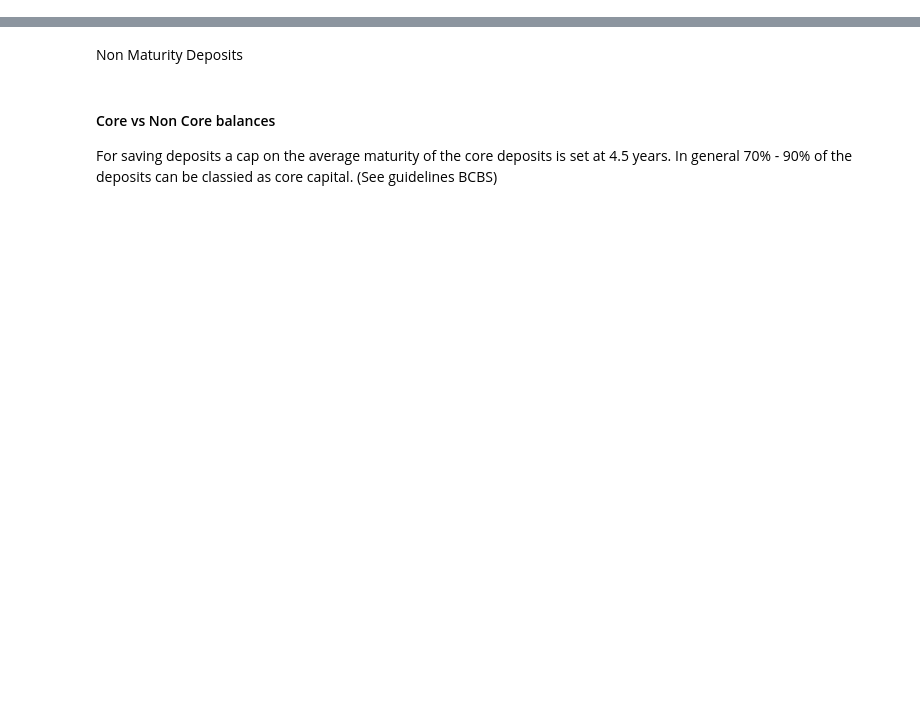
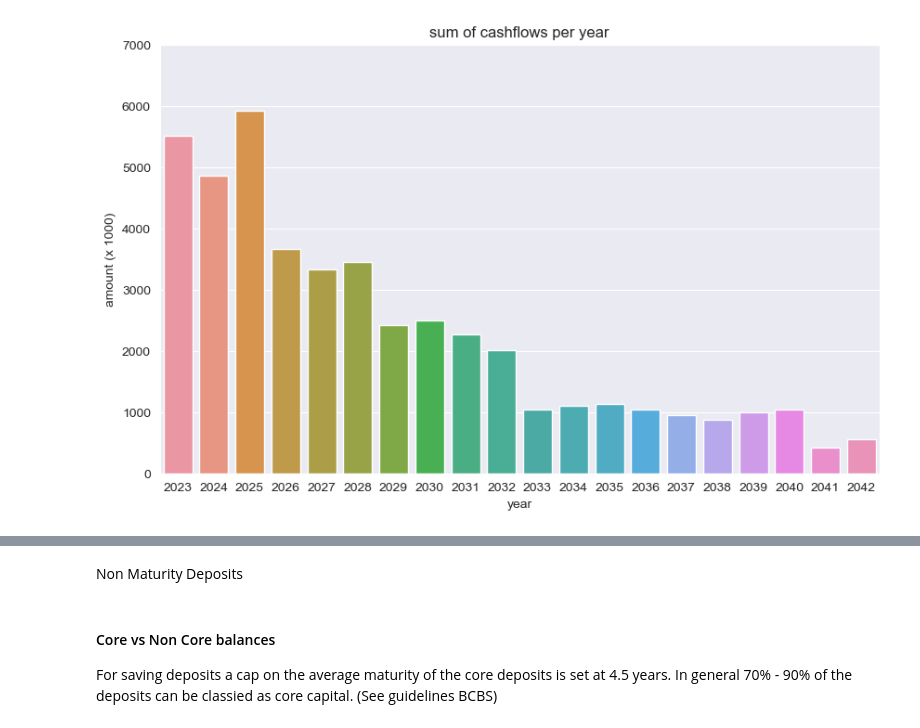
Before and after one commit to Merijn68/rl-alm, a Jupyter notebook: notebooks/replicating_mortgage_portfolio.ipynb, the cells around one changed output, grey strips where cells are left out. Drawn from its saved outputs; the diff is of its cells as text; code cells hidden in the pictures; blank space fills up the shorter version.

```diff
--- a/notebooks/replicating_mortgage_portfolio.ipynb
+++ b/notebooks/replicating_mortgage_portfolio.ipynb
@@ -58,5 +31,3 @@ gr = 0.05
 Interest data on mortgages have been downloaded from the dutch central bank statistics site.
 
 https://www.dnb.nl/statistieken/data-zoeken/#/details/deposito-s-en-leningen-van-mfi-s-aan-huishoudens-rentepercentages-gecorrigeerd-voor-breuken-maand/dataset/efba2d4e-fb53-49a8-a1fe-d5ee3263e14c/resource/8d3ccc86-8396-43b8-a18b-5ba293f01c1d
-# %%
-df_i = make_dataset.get_interest_data()
@@ -154,0 +75,6 @@ visualize.lineplot(
+# %%
+pos_date = parse('28-02-2023')
+n = 157 # ongeveer 157.000 hypotheken uitstaand
+df = make_dataset.generate_mortgage_contracts(pos_date, n, df_i)
+df.to_excel('../data/processed/contracts.xlsx')
+df.head()
@@ -154,0 +96,16 @@ visualize.lineplot(
+# %%
+df_c = make_dataset.generate_mortgage_cashflows(df)
+df_c.to_excel("../data/processed/cashflows.xlsx")
+
+# Cut off all cashflows prior to position date
+df_c = df_c[df_c['value_dt'] > pos_date]
+# %%
+d = df_c[['cashflow']].groupby(df_c['value_dt'].dt.strftime('%Y')).sum()
+d['cashflow'] = d['cashflow'] / 1000
+
+ax = visualize.barplot(d, x= d.index, y = 'cashflow',x_label = 'year', y_label = 'amount (x 1000)', title = "sum of cashflows per year")
+# using format string '{:.0f}' here but you can choose others
+ax.set_yticks(ax.get_yticks())
+ax.set_yticklabels(['{:0.0f}'.format(x) for x in ax.get_yticks().tolist()]);
+# %% [output]
+[figure, added]
```
Also changed, not shown: parts of 29 cells of this notebook, 11 other files.
